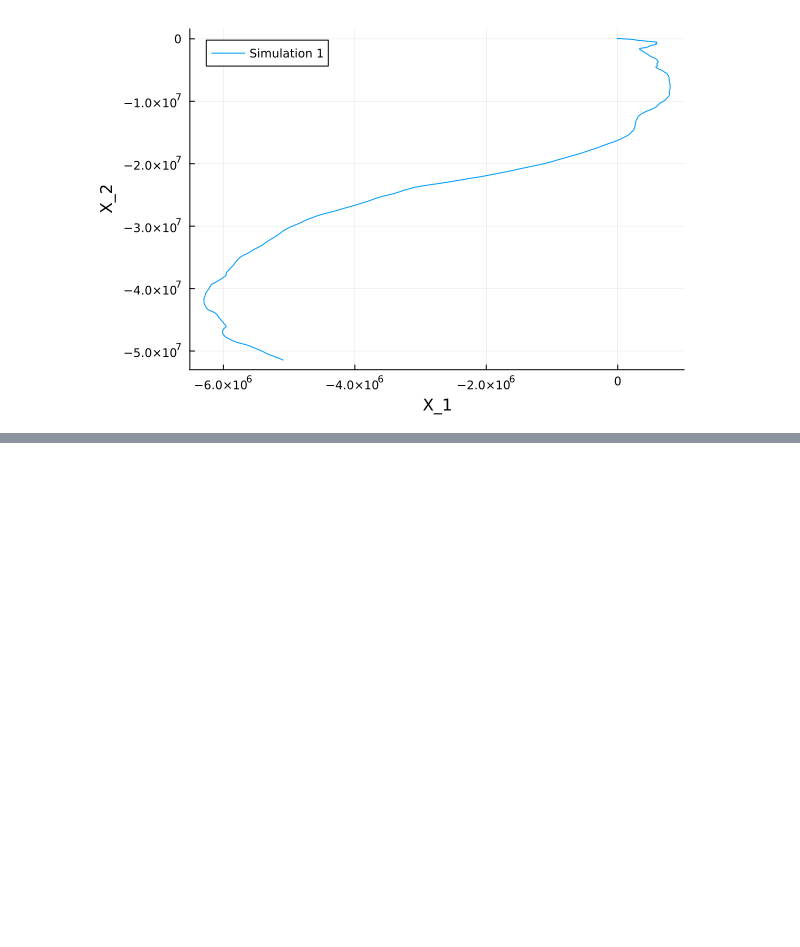
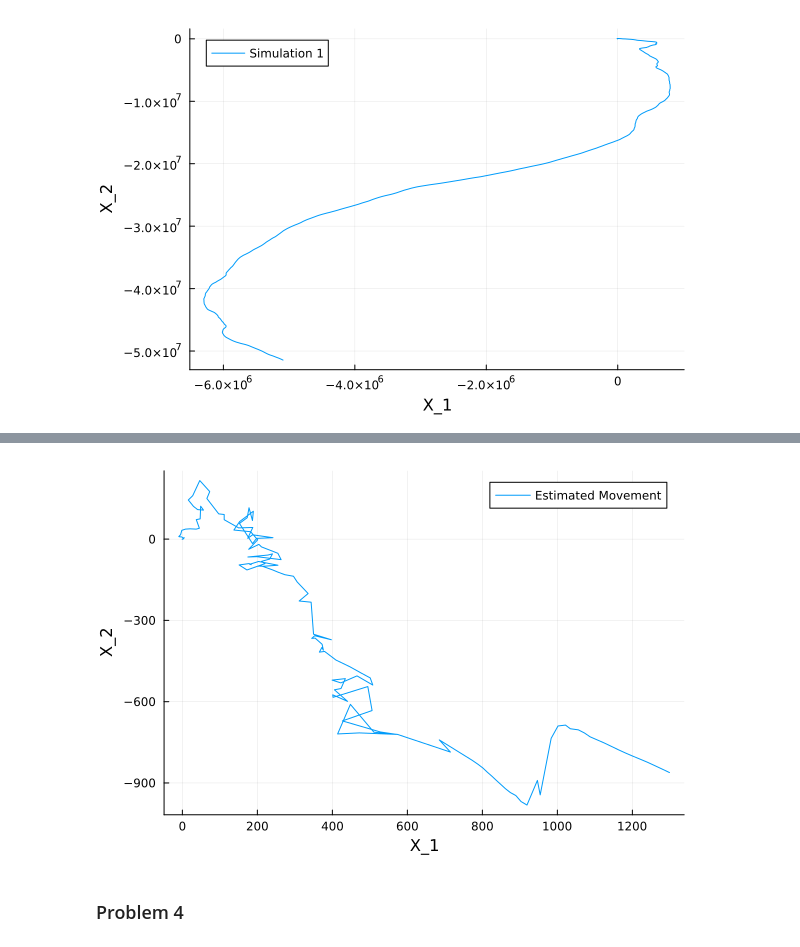
Before and after one commit to tofsi/sf2955_ha-1, a Jupyter notebook: analysis.ipynb, the cells around one changed output, grey strips where cells are left out. Saved outputs shown, nothing was run; the diff lists cells and outputs as text; code cells hidden in the pictures; blank space fills up the shorter version.

```diff
--- a/analysis.ipynb
+++ b/analysis.ipynb
@@ -17,0 +21,6 @@ plot(simulations[1, :, 1], simulations[1, :, 4],xlabel="X_1", ylabel="X_2", labe
+# %%
+y = matread("RSSI-measurements.mat")["Y"] # SMatrix bad for large arrays
+station_positions = SMatrix{2, 6}(matread("stations.mat")["pos_vec"])
+n_particles = 1000
+stop_time = size(y, 2) # number of time steps
+estimated_movement = sis(y, n_particles, stop_time, station_positions)
@@ -17,0 +45,6 @@ plot(simulations[1, :, 1], simulations[1, :, 4],xlabel="X_1", ylabel="X_2", labe
+# %%
+plot(estimated_movement[:, 1], estimated_movement[:, 4], xlabel="X_1", ylabel="X_2", label="Estimated Movement")
+# %% [output]
+[figure, added]
+# %% [markdown]
+### Problem 4
```
Also changed, not shown: parts of 7 cells of this notebook, 1 other file.
